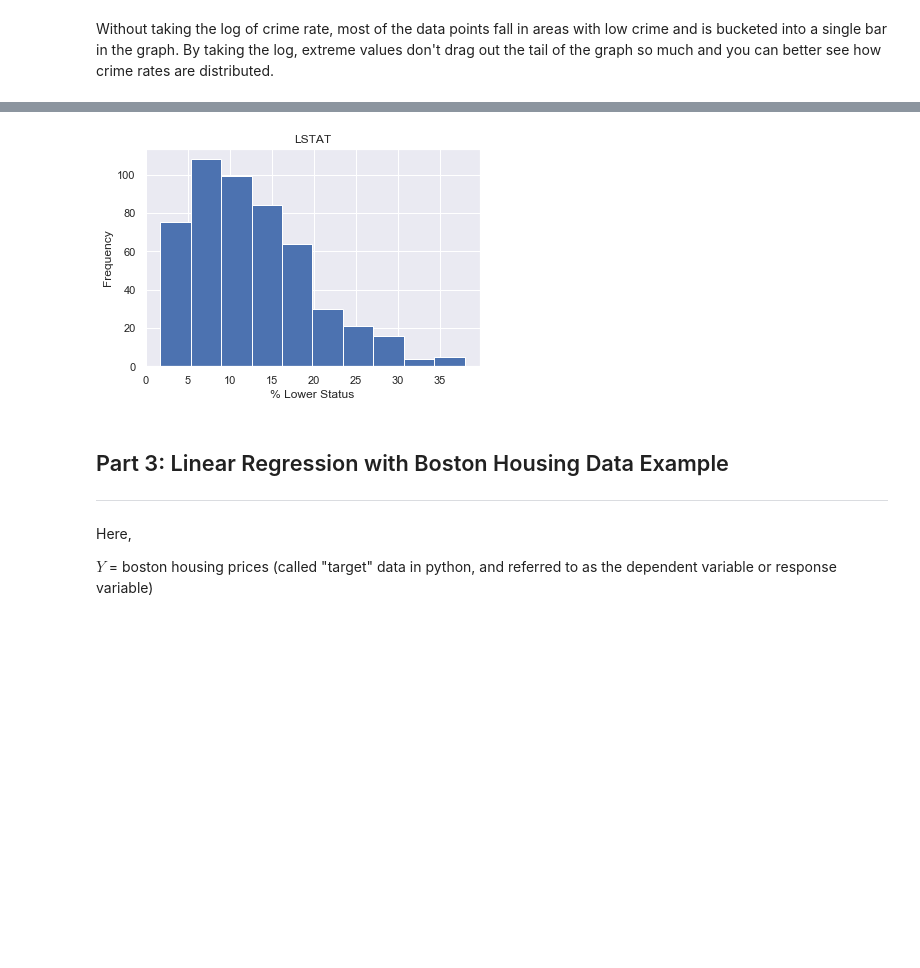
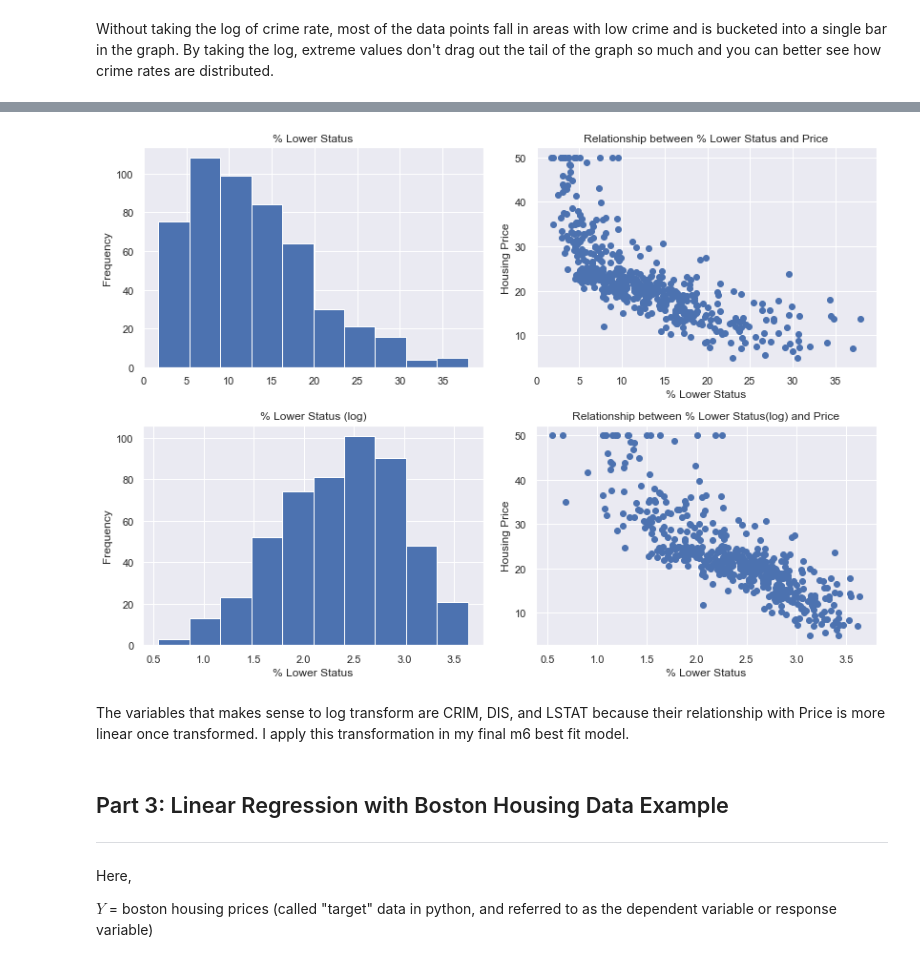
Before and after one commit to jushih/unit-8-machine-learning, a Jupyter notebook: unit-8-linear-regression/Mini_Project_Linear_Regression.ipynb, the cells around one changed output, grey strips where cells are left out. Cells and saved outputs as stored; diff of their text form; code cells hidden in the pictures; blank space fills up the shorter version.

Commit message:
Improved model with log transformation of features

```diff
--- a/unit-8-linear-regression/Mini_Project_Linear_Regression.ipynb
+++ b/unit-8-linear-regression/Mini_Project_Linear_Regression.ipynb
@@ -411,0 +403,31 @@ plt.show()
+# %%
+def gen_log_charts(feature, feature_name):
+
+    plt.subplot(2, 2, 1)
+    plt.hist(feature)
+    plt.title(feature_name)
+    plt.ylabel("Frequency")
+
+    plt.subplot(2, 2, 2)
+    plt.scatter(feature,bos.PRICE)
+    plt.xlabel(feature_name)
+    plt.ylabel("Housing Price")
+    plt.title("Relationship between " + feature_name + " and Price")
+
+    plt.subplot(2, 2, 3)
+    plt.hist(np.log(feature))
+    plt.title(feature_name + ' (log)')
+    plt.xlabel(feature_name)
+    plt.ylabel("Frequency")
+
+    plt.subplot(2, 2, 4)
+    plt.scatter(np.log(feature),bos.PRICE)
+    plt.xlabel(feature_name)
+    plt.ylabel("Housing Price")
+    plt.title("Relationship between " + feature_name + "(log) and Price")
+
+    plt.tight_layout()
+# %%
+#your turn
+sns.set(rc={'figure.figsize':(11.7,8.27)})
+gen_log_charts(bos.RM, "RM")
@@ -430,12 +446,10 @@ plt.show()
 # %%
 #your turn
-plt.hist(bos.LSTAT)
-plt.title("LSTAT")
-plt.xlabel("% Lower Status")
-plt.ylabel("Frequency")
-plt.show()
+gen_log_charts(bos.LSTAT, "% Lower Status")
 # %% [output]
-[figure, old version]
+[figure, new version]
+# %% [markdown]
+The variables that makes sense to log transform are CRIM, DIS, and LSTAT because their relationship with Price is more linear once transformed. I apply this transformation in my final m6 best fit model.
 # %% [markdown]
 ## Part 3: Linear Regression with Boston Housing Data Example
 ***
```
Also changed, not shown: parts of 18 cells of this notebook.
